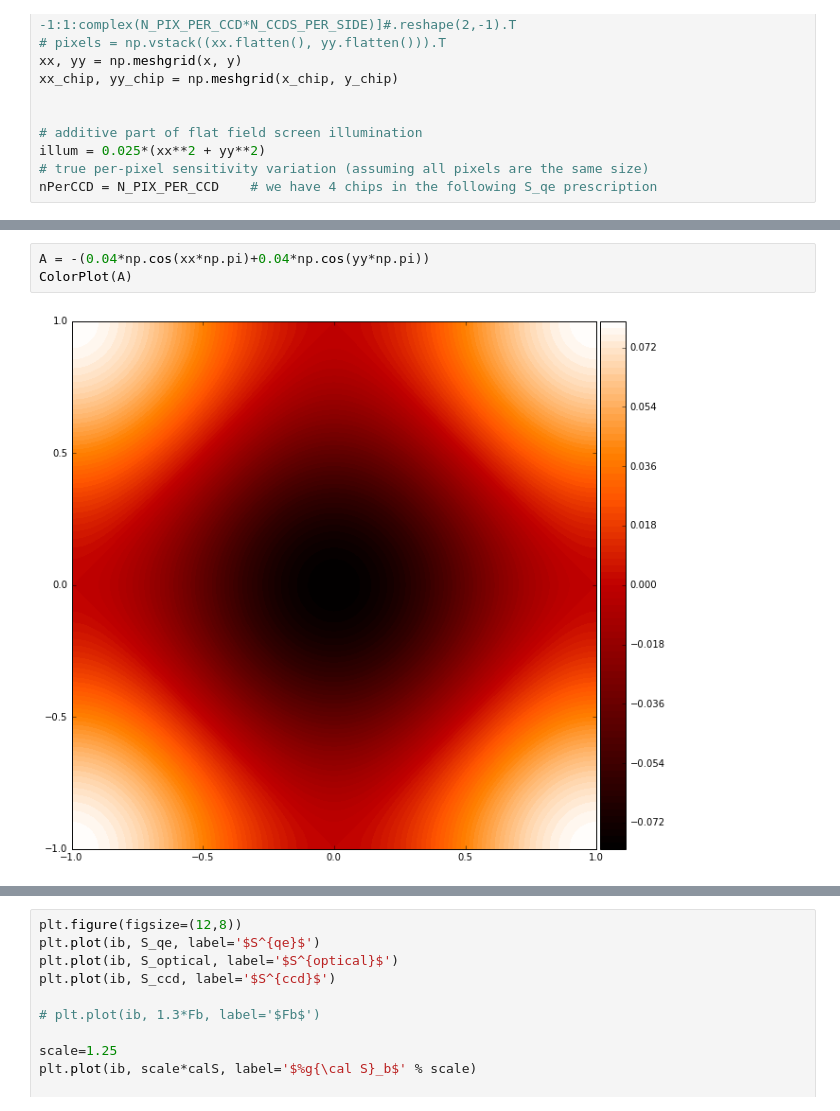
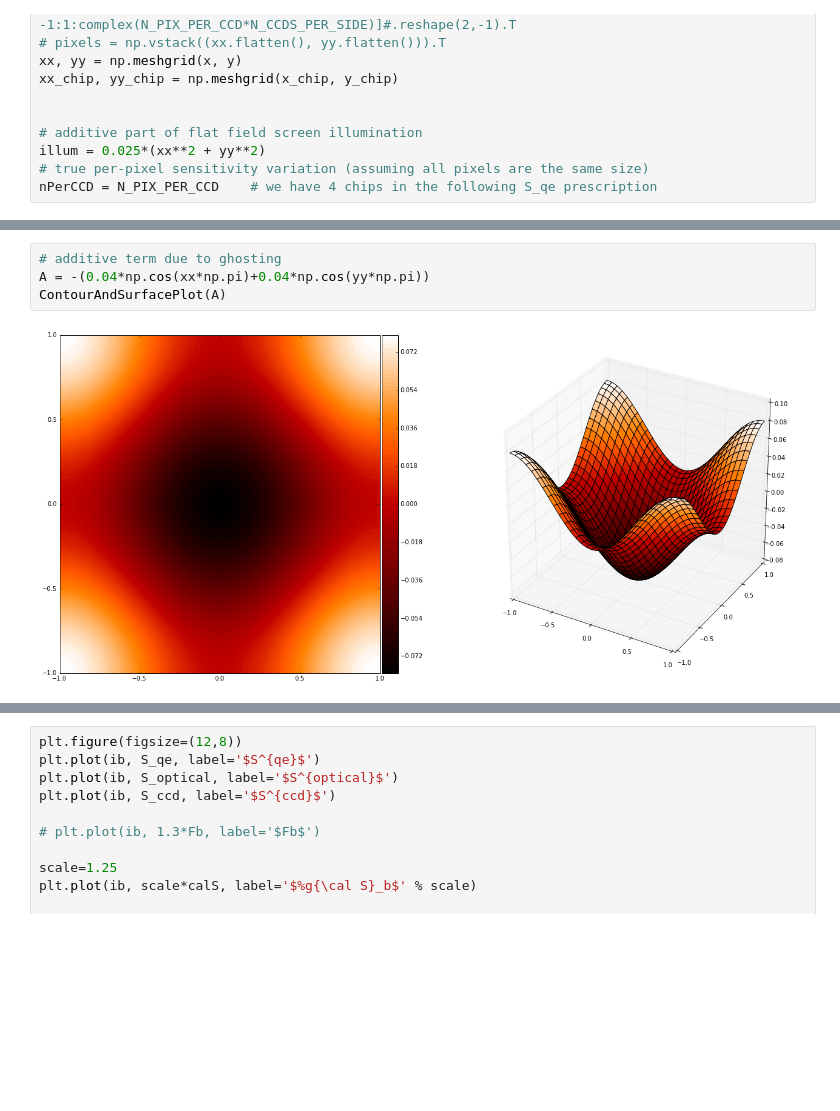
Before and after one commit to lsst-dm/calibration-scripts, a Jupyter notebook: cbp_spots_2D.ipynb, the cells around one changed output, grey strips where cells are left out. Cells and saved outputs as stored; diff of their text form; blank space fills up the shorter version.

```diff
--- a/cbp_spots_2D.ipynb
+++ b/cbp_spots_2D.ipynb
@@ -114,5 +118,6 @@ Max QE = 97.4%
 # %%
+# additive term due to ghosting
 A = -(0.04*np.cos(xx*np.pi)+0.04*np.cos(yy*np.pi))
-ColorPlot(A)
+ContourAndSurfacePlot(A)
 # %% [output]
-[figure, old version]
+[figure, new version]
```
Also changed, not shown: parts of 9 cells of this notebook.
